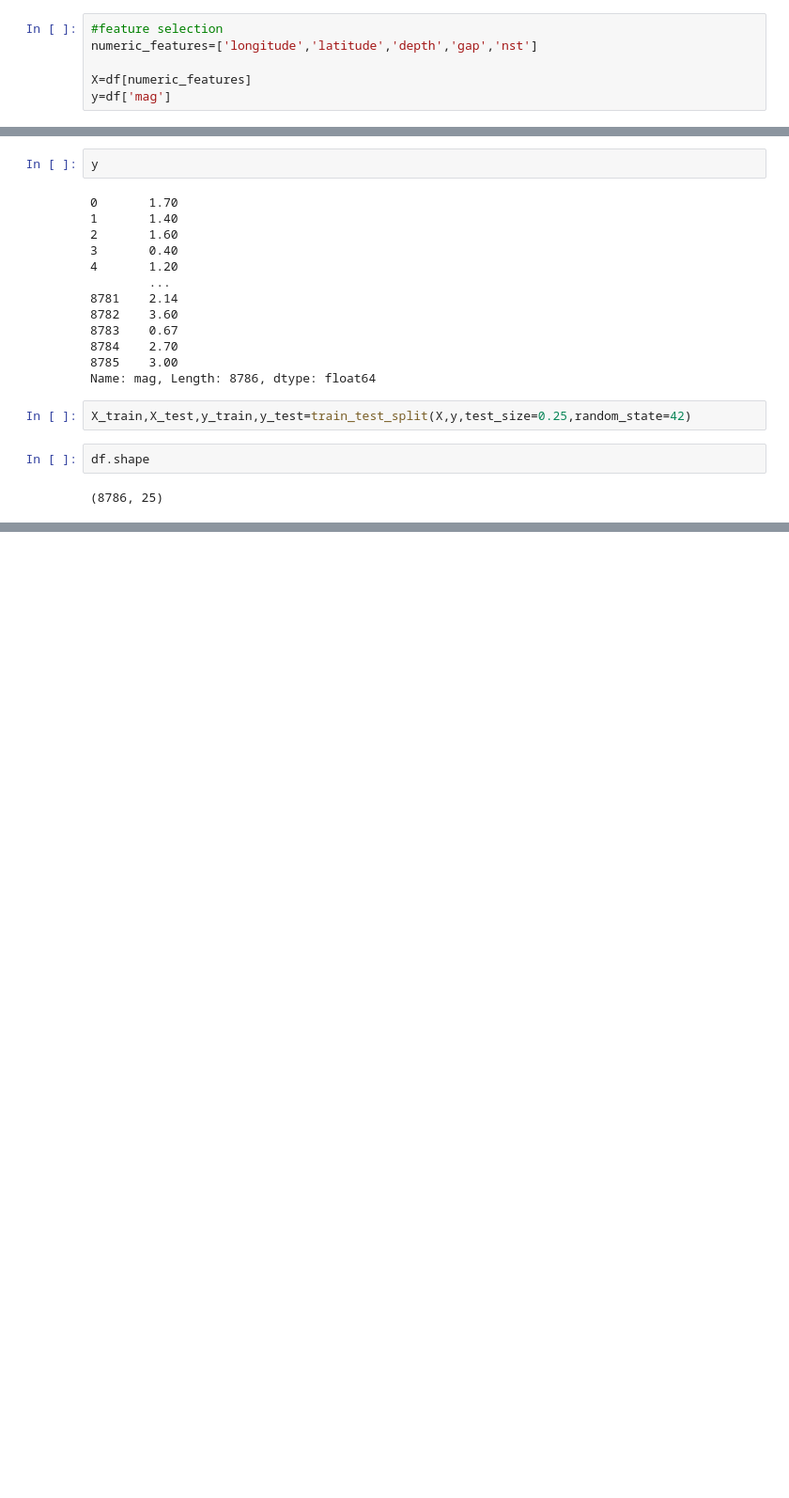
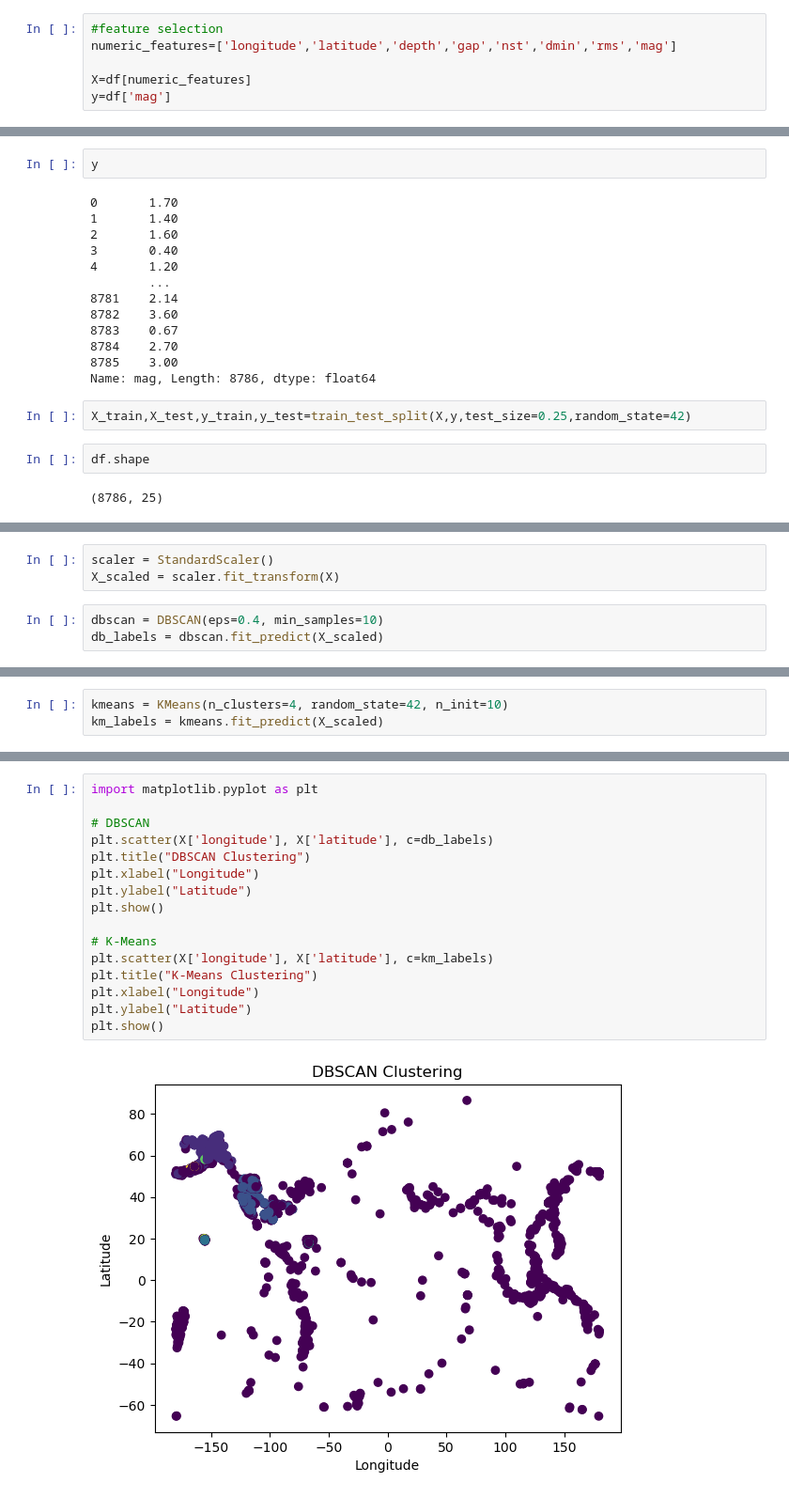
Before and after one commit to Sahil-Dev404/DBSCAN-Uni-Project, a Jupyter notebook: Model_Training.ipynb, the cells around one changed output, grey strips where cells are left out. Shown at 94% size. Drawn from its saved outputs; the diff is of its cells as text; blank space fills up the shorter version.

Commit message:
dbscan and kmeans added

```diff
--- a/Model_Training.ipynb
+++ b/Model_Training.ipynb
@@ -52,6 +57,6 @@ df.head(2)
 # %%
 #feature selection
-numeric_features=['longitude','latitude','depth','gap','nst']
+numeric_features=['longitude','latitude','depth','gap','nst','dmin','rms','mag']
 
 X=df[numeric_features]
 y=df['mag']
@@ -99,0 +105,6 @@ X_train.shape ,X_test.shape
+# %%
+scaler = StandardScaler()
+X_scaled = scaler.fit_transform(X)
+# %%
+dbscan = DBSCAN(eps=0.4, min_samples=10)
+db_labels = dbscan.fit_predict(X_scaled)
@@ -99,0 +130,3 @@ X_train.shape ,X_test.shape
+# %%
+kmeans = KMeans(n_clusters=4, random_state=42, n_init=10)
+km_labels = kmeans.fit_predict(X_scaled)
@@ -99,0 +156,18 @@ X_train.shape ,X_test.shape
+# %%
+import matplotlib.pyplot as plt
+
+# DBSCAN
+plt.scatter(X['longitude'], X['latitude'], c=db_labels)
+plt.title("DBSCAN Clustering")
+plt.xlabel("Longitude")
+plt.ylabel("Latitude")
+plt.show()
+
+# K-Means
+plt.scatter(X['longitude'], X['latitude'], c=km_labels)
+plt.title("K-Means Clustering")
+plt.xlabel("Longitude")
+plt.ylabel("Latitude")
+plt.show()
+# %% [output]
+[figure, added]
```
Also changed, not shown: parts of 8 cells of this notebook.
